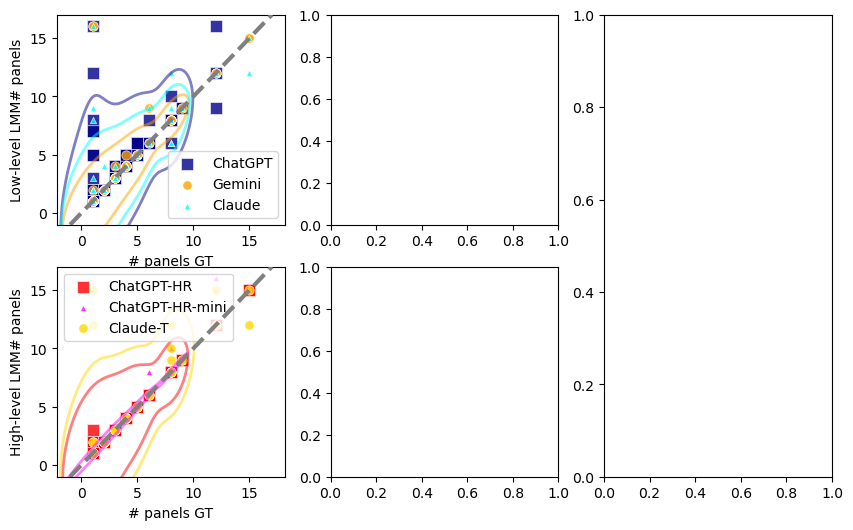
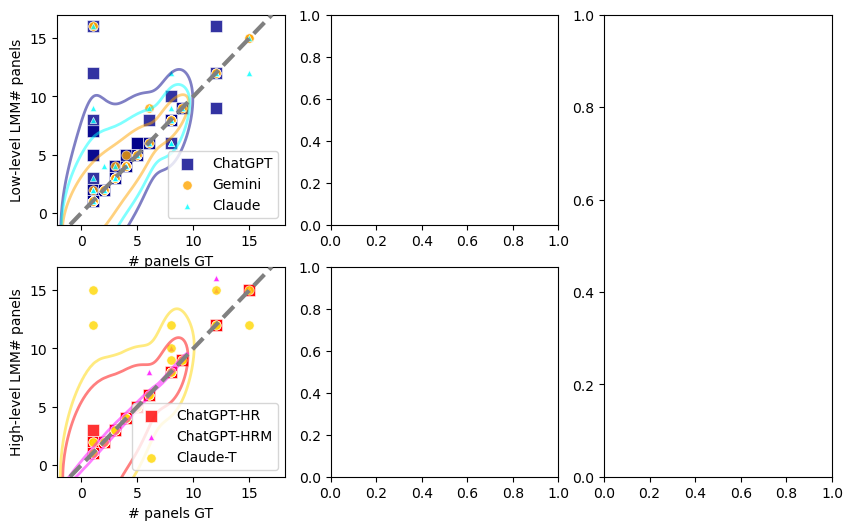
Code edit (unified diff) that turned the first committed figure into the second:
--- before
+++ after
@@ -39,5 +39,5 @@
                                         labels[model], marker_styles[model], marker_sizes[model], 
                                         levels=levels, plot_kde=plot_kde)
-    axes[name+'-npanels'].legend()
+    axes[name+'-npanels'].legend(loc='lower right')
     axes[name+'-npanels'].plot([np.min(gt)-q['yfudge'], np.max(gt)+q['yfudge']], 
                             [np.min(gt)-q['yfudge'], np.max(gt)+q['yfudge']], 

Commit: futzing